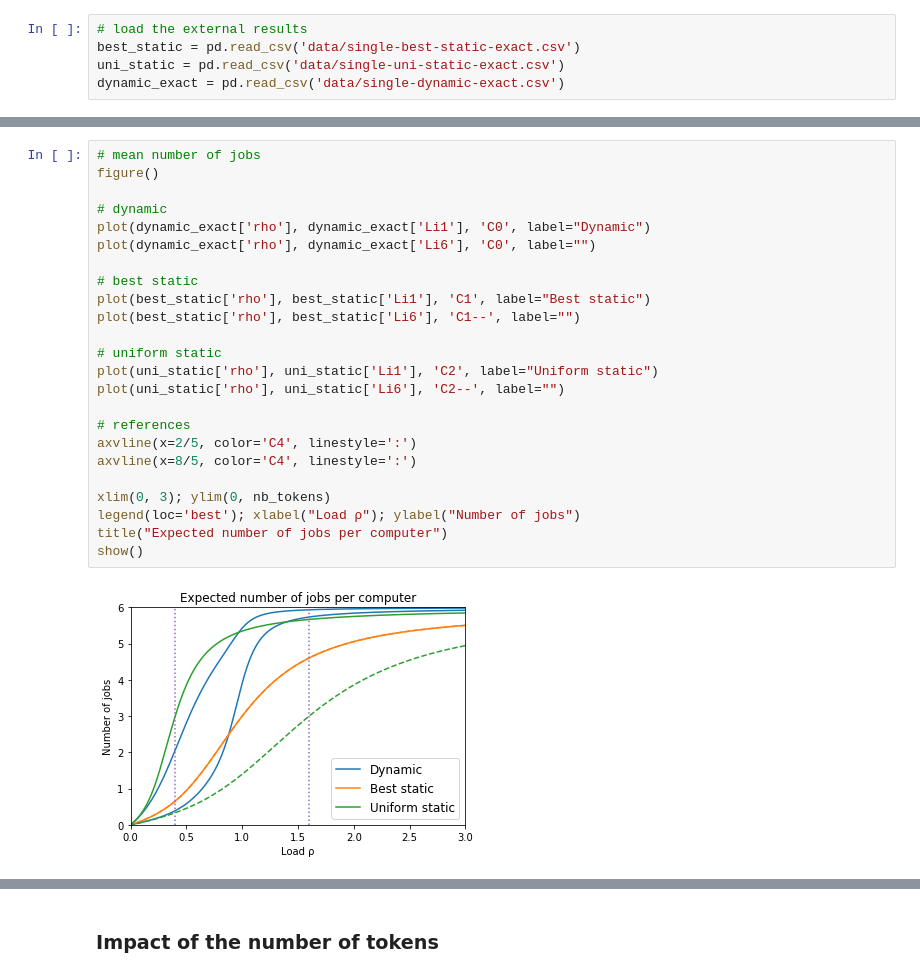
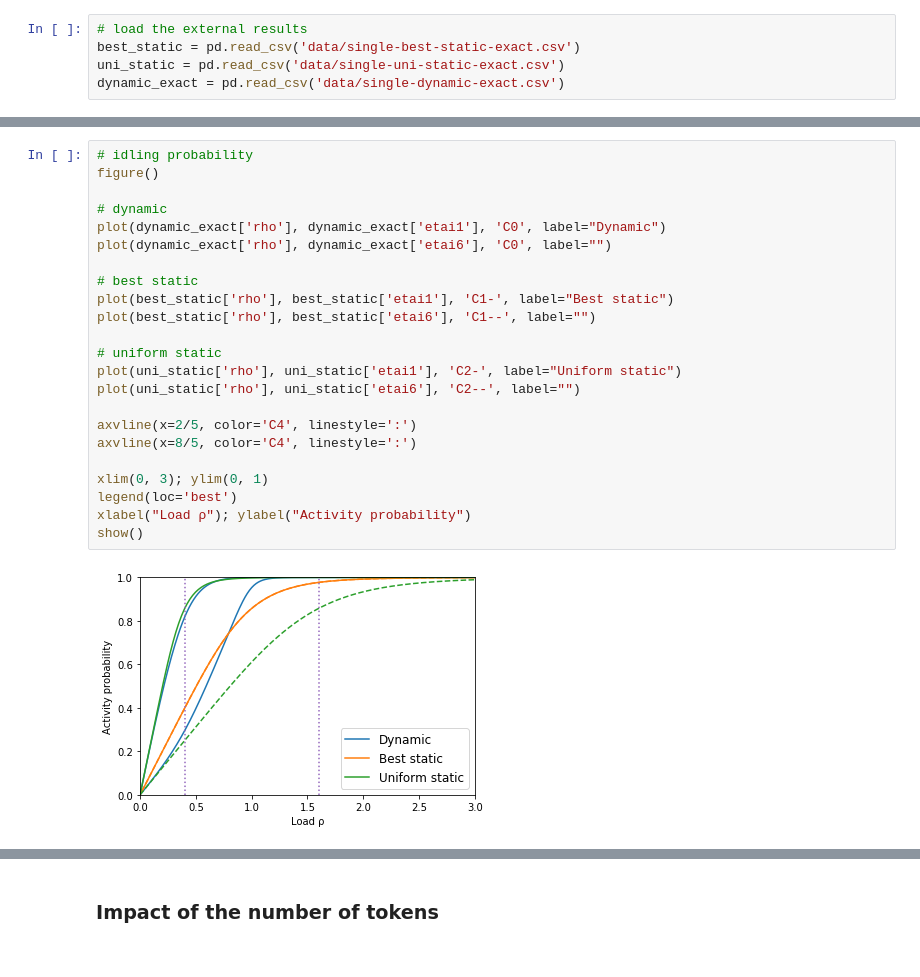
Before and after one commit to ccomte/phd-thesis, a Jupyter notebook: 8-load-balancing/plot.ipynb, the cells around one changed output, grey strips where cells are left out. Drawn from its saved outputs; the diff is of its cells as text.

```diff
--- a/8-load-balancing/plot.ipynb
+++ b/8-load-balancing/plot.ipynb
@@ -168,27 +250,26 @@ show()
 # %%
-# mean number of jobs
+# idling probability
 figure()
 
 # dynamic
-plot(dynamic_exact['rho'], dynamic_exact['Li1'], 'C0', label="Dynamic")
-plot(dynamic_exact['rho'], dynamic_exact['Li6'], 'C0', label="")
+plot(dynamic_exact['rho'], dynamic_exact['etai1'], 'C0', label="Dynamic")
+plot(dynamic_exact['rho'], dynamic_exact['etai6'], 'C0', label="")
 
 # best static
-plot(best_static['rho'], best_static['Li1'], 'C1', label="Best static")
-plot(best_static['rho'], best_static['Li6'], 'C1--', label="")
+plot(best_static['rho'], best_static['etai1'], 'C1-', label="Best static")
+plot(best_static['rho'], best_static['etai6'], 'C1--', label="")
 
 # uniform static
-plot(uni_static['rho'], uni_static['Li1'], 'C2', label="Uniform static")
-plot(uni_static['rho'], uni_static['Li6'], 'C2--', label="")
+plot(uni_static['rho'], uni_static['etai1'], 'C2-', label="Uniform static")
+plot(uni_static['rho'], uni_static['etai6'], 'C2--', label="")
 
-# references
 axvline(x=2/5, color='C4', linestyle=':')
 axvline(x=8/5, color='C4', linestyle=':')
 
-xlim(0, 3); ylim(0, nb_tokens)
-legend(loc='best'); xlabel("Load ρ"); ylabel("Number of jobs")
-title("Expected number of jobs per computer")
+xlim(0, 3); ylim(0, 1)
+legend(loc='best')
+xlabel("Load ρ"); ylabel("Activity probability")
 show()
 # %% [output]
-[figure, old version]
+[figure, new version]
 # %%
```
Also changed, not shown: parts of 30 cells of this notebook, 2 other files.
